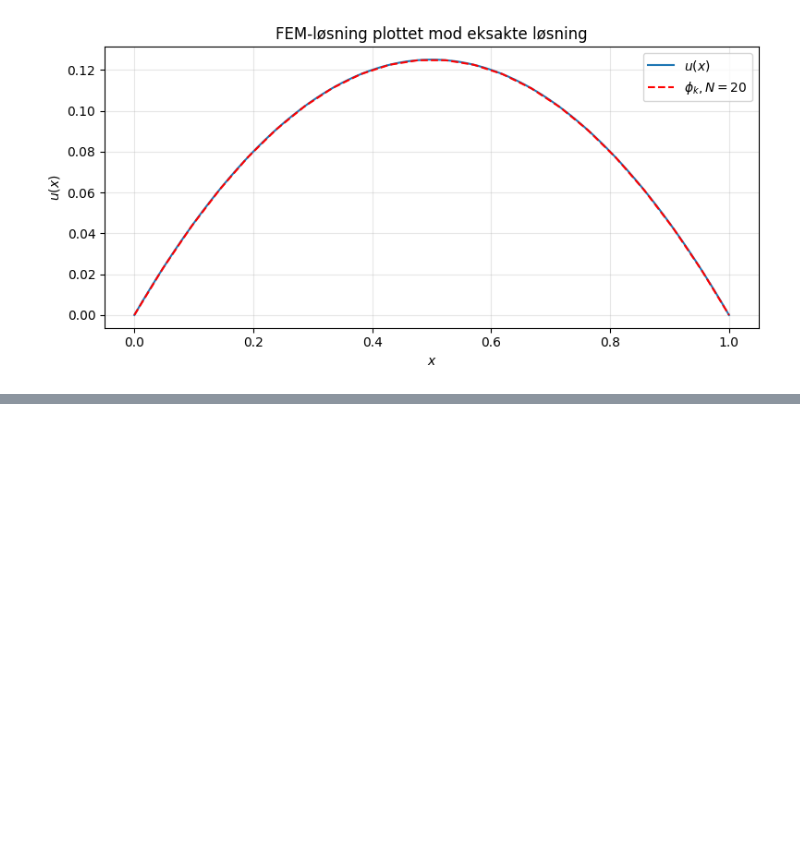
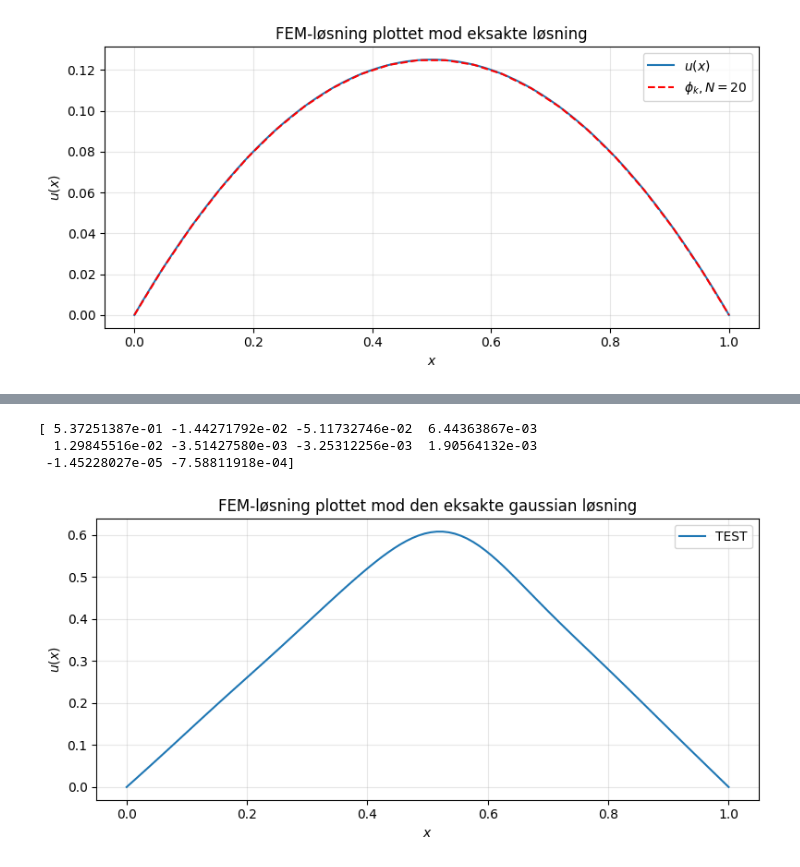
Before and after one commit to vivicodesacademically/Mat1b-projekt, a Jupyter notebook: Mixed_Code_Tasks.ipynb, the cells around one changed output, grey strips where cells are left out. Saved outputs shown, nothing was run; the diff lists cells and outputs as text; code cells hidden in the pictures; blank space fills up the shorter version.

```diff
--- a/Mixed_Code_Tasks.ipynb
+++ b/Mixed_Code_Tasks.ipynb
@@ -272,0 +300,28 @@ plt.show()
+# %%
+from FEM_functions import *
+a_func = lambda x: np.piecewise(x, [(x >= 0) & (x < 0.5), (x >= 0.5) & (x<=1)], [2, 1])
+p_func = lambda x: np.piecewise(x, [(x >= 0.4) & (x < 0.6)], [20, 0])
+
+N = 10
+x_plot = np.linspace(0, 1, 100)
+K_sin = assemble_K_sinus(N, a_func)
+p_sin = assemble_p_sinus(N, p_func)
+u_sin = np.linalg.solve(K_sin, p_sin)
+#print(K_sin)
+#print(p_sin)
+print(u_sin)
+
+plt.figure(figsize=(8, 4))
+plt.xlabel('$x$')
+plt.ylabel('$u(x)$')
+plt.title(f'FEM-løsning plottet mod den eksakte gaussian løsning')
+plt.plot(x_plot, SinusBasis_y(x_plot, u_sin), label='TEST')
+plt.legend()
+plt.grid(True, alpha=0.3)
+plt.tight_layout()
+plt.show()
+# %% [output]
+[ 5.37251387e-01 -1.44271792e-02 -5.11732746e-02  6.44363867e-03
+  1.29845516e-02 -3.51427580e-03 -3.25312256e-03  1.90564132e-03
+ -1.45228027e-05 -7.58811918e-04]
+[figure, added]
```
Also changed, not shown: parts of 3 cells of this notebook.
